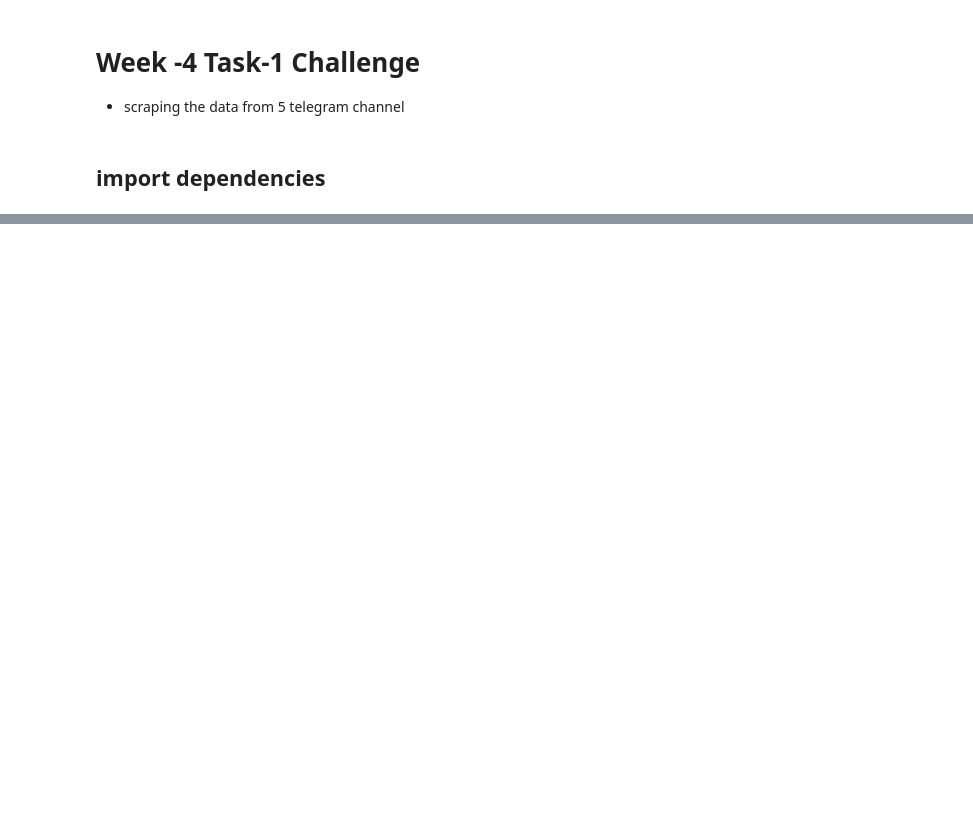
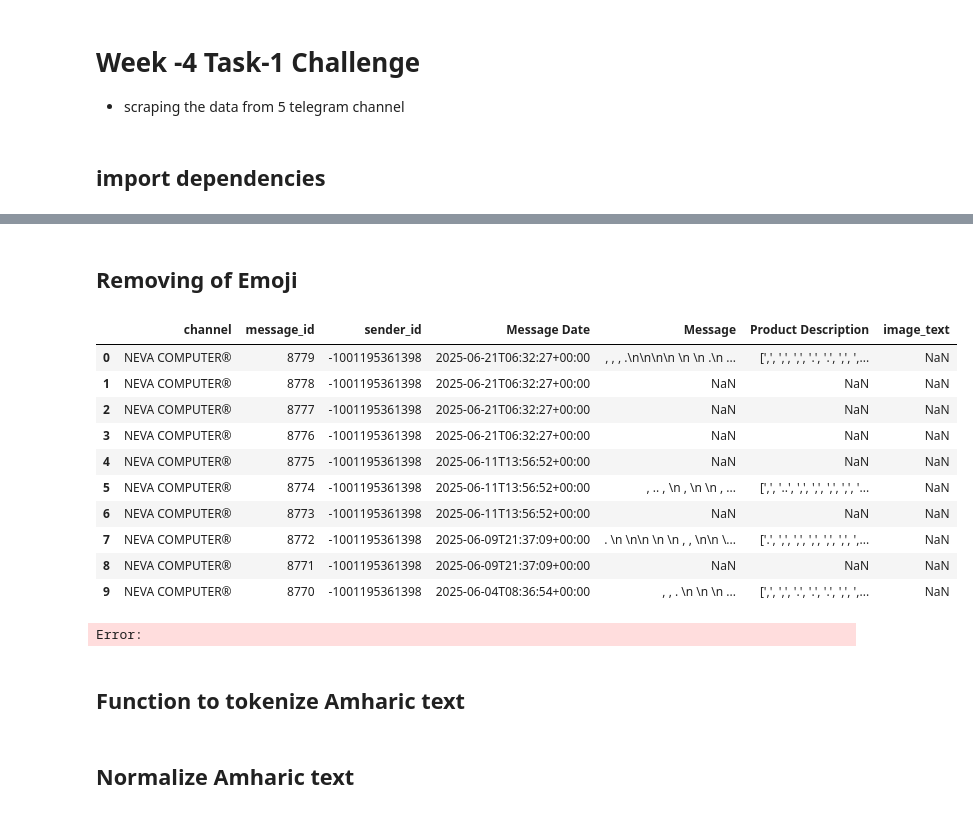
Before and after one commit to nanecha/Telegram_E-commerce-_extractor-, a Jupyter notebook: notebooks/telegram_preprocessing_labelling.ipynb, the cells around one changed output, grey strips where cells are left out. Saved outputs shown, nothing was run; the diff lists cells and outputs as text; code cells hidden in the pictures; blank space fills up the shorter version.

```diff
--- a/notebooks/telegram_preprocessing_labelling.ipynb
+++ b/notebooks/telegram_preprocessing_labelling.ipynb
@@ -77,0 +43,4 @@ ApiIdInvalidError: The api_id/api_hash combination is invalid (caused by SendCod
+# %%
+import pandas as pd
+df = pd.read_csv("F:/Telegram_E-commerce-_extractor-/data/telegram_scraped_data/NEVA COMPUTER®_data.csv")
+df.head()
@@ -77,0 +83,5 @@ ApiIdInvalidError: The api_id/api_hash combination is invalid (caused by SendCod
+# %%
+df = df.dropna(subset=['text'])
+
+# Print the shape of the dataset after dropping NaN values in the "Message" column
+print(f"Dataset shape after dropping NaN values in 'Message' column: {df.shape}")
@@ -77,0 +161,51 @@ ApiIdInvalidError: The api_id/api_hash combination is invalid (caused by SendCod
+# %% [markdown]
+## Removing of Emoji
+# %%
+
+# Define a function to remove emojis
+def remove_emojis(text):
+    emoji_pattern = re.compile(
+        "["
+        "\U0001F600-\U0001F64F"  # emoticons
+        "\U0001F300-\U0001F5FF"  # symbols & pictographs
+        "\U0001F680-\U0001F6FF"  # transport & map symbols
+        "\U0001F700-\U0001F77F"  # alchemical symbols
+        "\U0001F780-\U0001F7FF"  # Geometric Shapes Extended
+        "\U0001F800-\U0001F8FF"  # Supplemental Arrows-C
+        "\U0001F900-\U0001F9FF"  # Supplemental Symbols and Pictographs
+        "\U0001FA00-\U0001FA6F"  # Chess Symbols
+        "\U0001FA70-\U0001FAFF"  # Symbols and Pictographs Extended-A
+        "\U00002702-\U000027B0"  # Dingbats
+        "\U000024C2-\U0001F251"
+        "]+",
+        flags=re.UNICODE
+    )
+    return emoji_pattern.sub(r'', text)
+# %%
+import re
+# Apply the function to the 'Message' column, handling NaN values
+df['Message'] = df['Message'].apply(lambda x: remove_emojis(x) if isinstance(x, str) else x)
+# Display the updated DataFrame
+df.head(10)
+# %% [output]
+|  | channel | message_id | sender_id | Message Date | Message | Product Description | image_text |
+| 0 | NEVA COMPUTER® | 8779 | -1001195361398 | 2025-06-21T06:32:27+00:00 | , , , .\n\n\n\n \n \n .\n ... | [',', ',', ',', '.', '.', ',', ',... | NaN |
+| 1 | NEVA COMPUTER® | 8778 | -1001195361398 | 2025-06-21T06:32:27+00:00 | NaN | NaN | NaN |
+| 2 | NEVA COMPUTER® | 8777 | -1001195361398 | 2025-06-21T06:32:27+00:00 | NaN | NaN | NaN |
+| 3 | NEVA COMPUTER® | 8776 | -1001195361398 | 2025-06-21T06:32:27+00:00 | NaN | NaN | NaN |
+| 4 | NEVA COMPUTER® | 8775 | -1001195361398 | 2025-06-11T13:56:52+00:00 | NaN | NaN | NaN |
+| 5 | NEVA COMPUTER® | 8774 | -1001195361398 | 2025-06-11T13:56:52+00:00 | , .. , \n , \n \n , ... | [',', '..', ',', ',', ',', ',', '... | NaN |
+| 6 | NEVA COMPUTER® | 8773 | -1001195361398 | 2025-06-11T13:56:52+00:00 | NaN | NaN | NaN |
+| 7 | NEVA COMPUTER® | 8772 | -1001195361398 | 2025-06-09T21:37:09+00:00 | . \n \n\n \n \n , , \n\n \... | ['.', ',', ',', ',', ',', ',', ',... | NaN |
+| 8 | NEVA COMPUTER® | 8771 | -1001195361398 | 2025-06-09T21:37:09+00:00 | NaN | NaN | NaN |
+| 9 | NEVA COMPUTER® | 8770 | -1001195361398 | 2025-06-04T08:36:54+00:00 | , , . \n \n \n ... | [',', ',', '.', '.', '.', ',', ',... | NaN |
+# %%
+%pip install amseg
+from amseg import AmharicSegmenter
+sent_punct = []
+word_punct = []
+segmenter = AmharicSegmenter(sent_punct, word_punct)
+# %% [output]
+Error:
+# %% [markdown]
+## Function to tokenize Amharic text
@@ -77,0 +220,2 @@ ApiIdInvalidError: The api_id/api_hash combination is invalid (caused by SendCod
+# %% [markdown]
+## Normalize Amharic text
```
Also changed, not shown: parts of 28 cells of this notebook.
